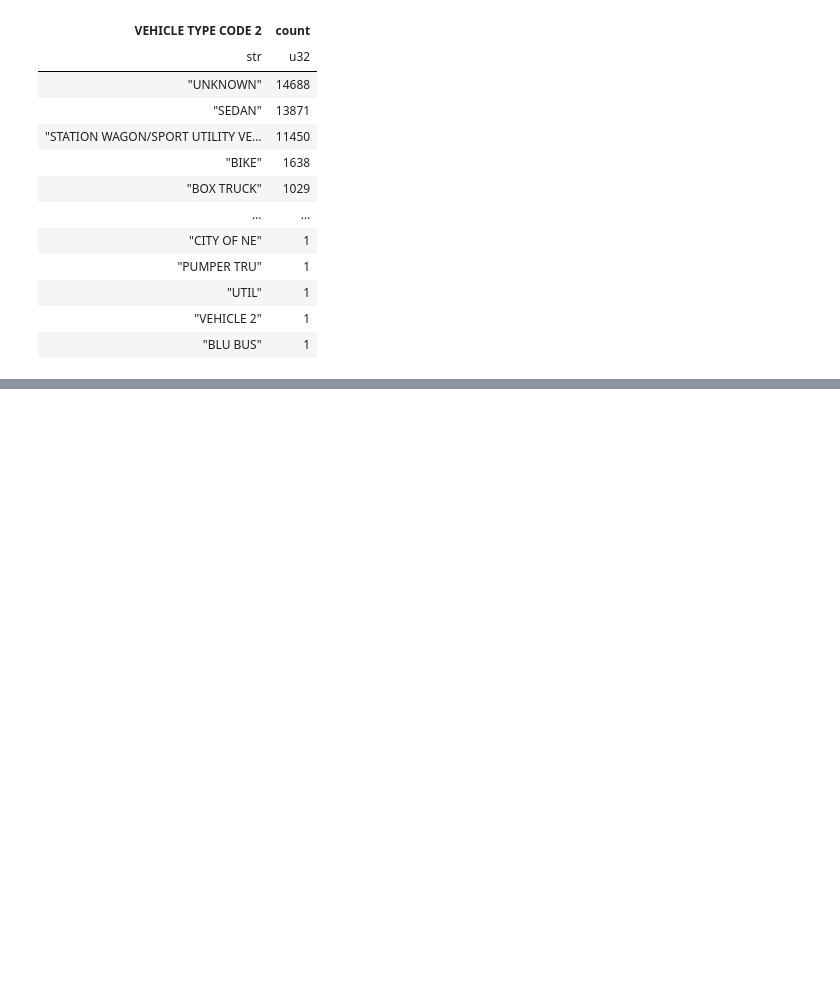
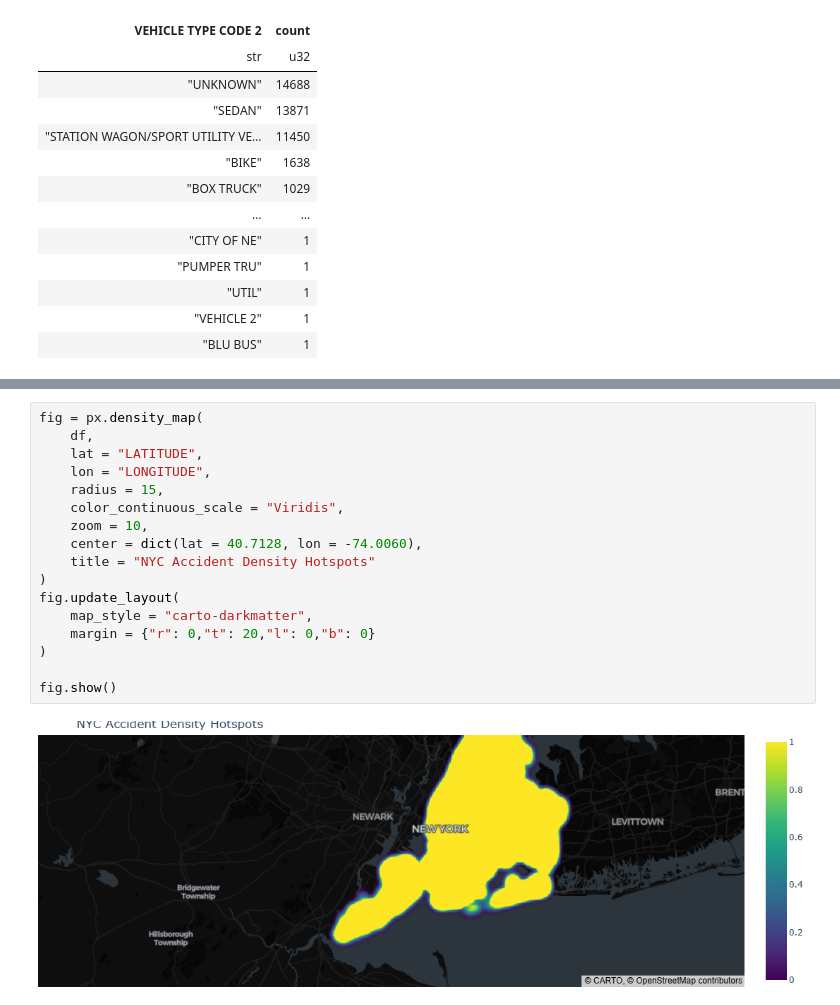
Before and after one commit to khanim-abdullayeva/CodeAlpha_Tasks, a Jupyter notebook: Task 2 - EDA/EDA.ipynb, the cells around one changed output, grey strips where cells are left out. Cells and saved outputs as stored; diff of their text form; blank space fills up the shorter version.

```diff
--- a/Task 2 - EDA/EDA.ipynb
+++ b/Task 2 - EDA/EDA.ipynb
@@ -232,0 +305,19 @@ shape: (176, 2)
+# %%
+fig = px.density_map(
+    df,
+    lat = "LATITUDE",
+    lon = "LONGITUDE",
+    radius = 15,
+    color_continuous_scale = "Viridis",
+    zoom = 10,
+    center = dict(lat = 40.7128, lon = -74.0060),
+    title = "NYC Accident Density Hotspots"
+)
+fig.update_layout(
+    map_style = "carto-darkmatter",
+    margin = {"r": 0,"t": 20,"l": 0,"b": 0}
+)
+
+fig.show()
+# %% [output]
+[figure, added]
```
Also changed, not shown: parts of 15 cells of this notebook.
